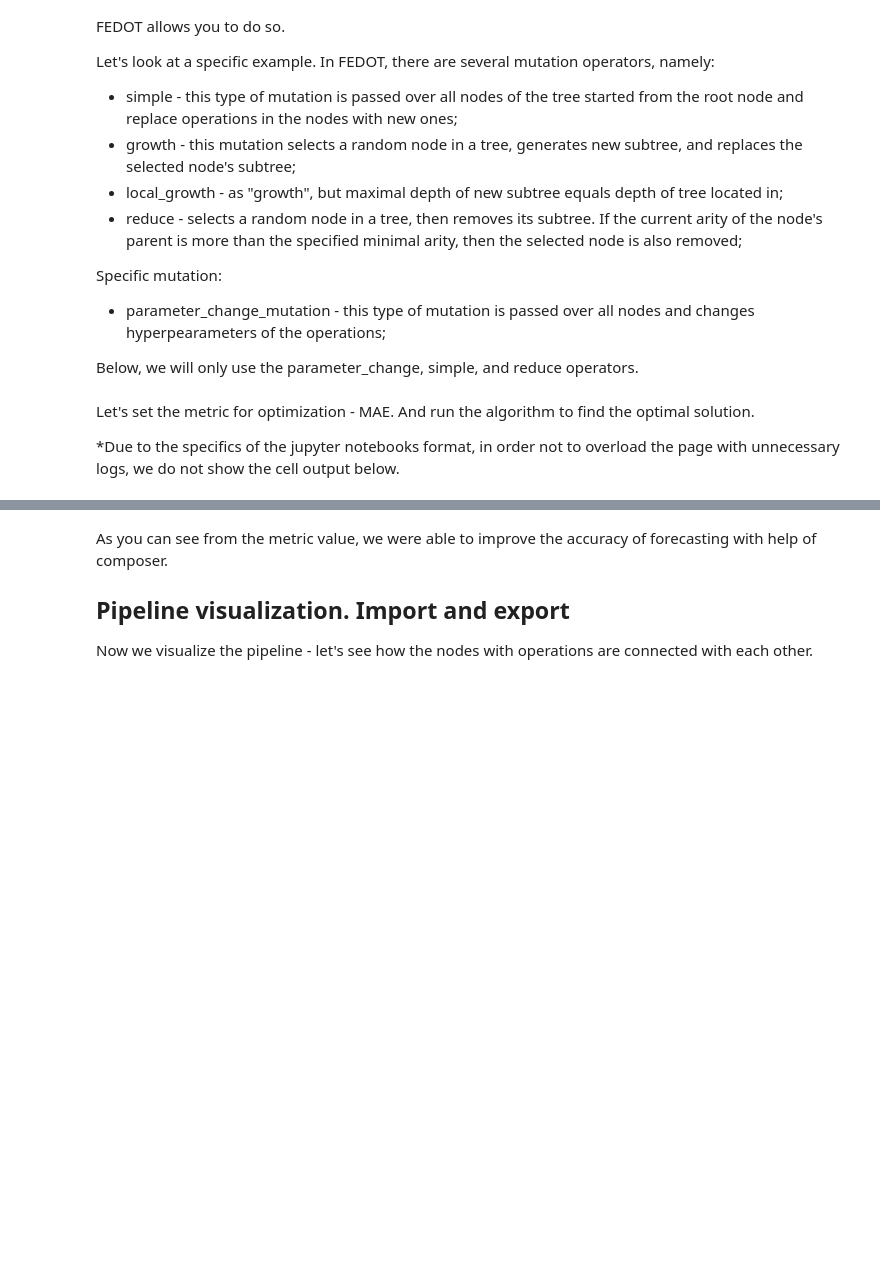
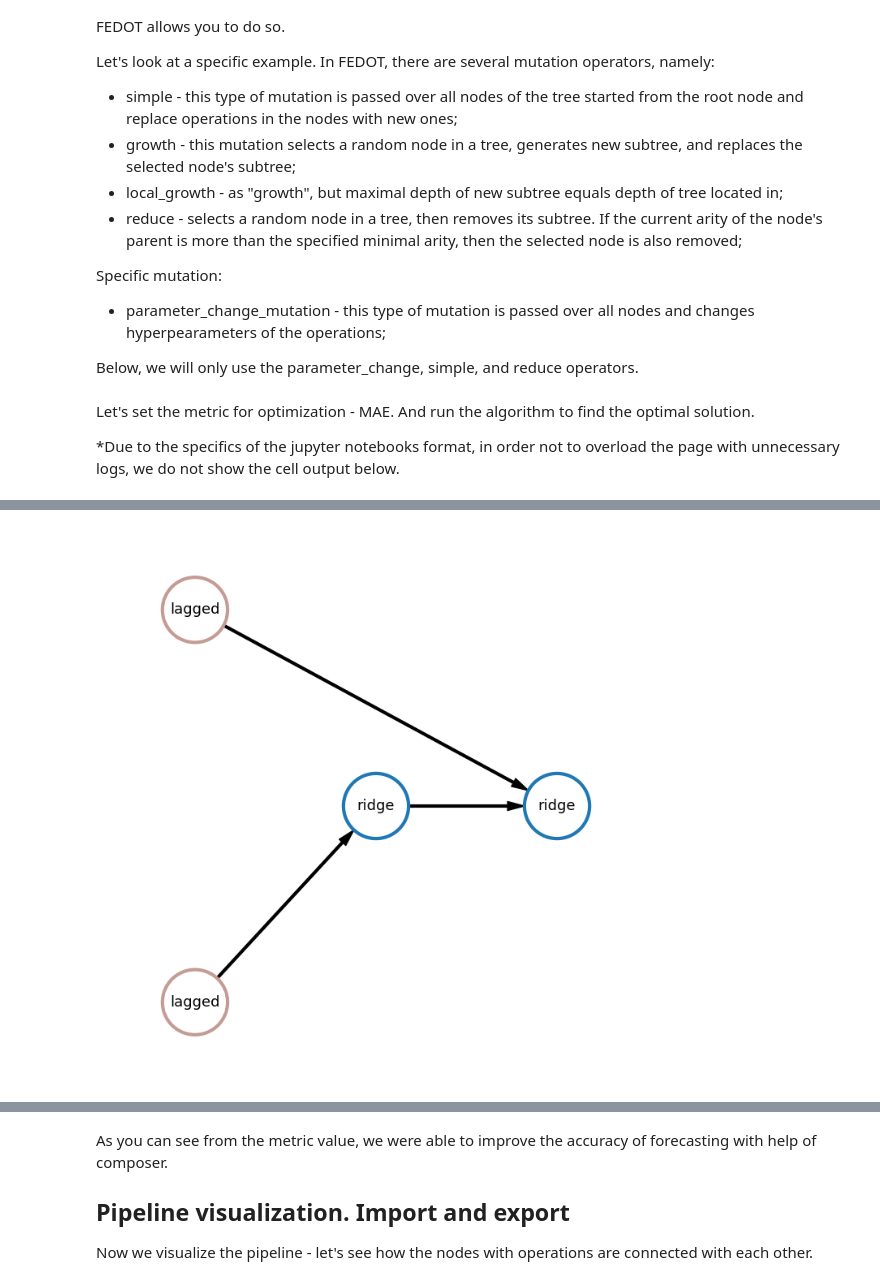
Before and after one commit to ITMO-NSS-team/fedot-examples, a Jupyter notebook: notebooks/latest/4_auto_ts_forecasting.ipynb, the cells around one changed output, grey strips where cells are left out. Cells and saved outputs as stored; diff of their text form; code cells hidden in the pictures; blank space fills up the shorter version.

```diff
--- a/notebooks/latest/4_auto_ts_forecasting.ipynb
+++ b/notebooks/latest/4_auto_ts_forecasting.ipynb
@@ -376,9 +416,11 @@ Let's set the metric for optimization - MAE. And run the algorithm to find the o
 # %%
 metric_function = MetricsRepository().metric_by_id(RegressionMetricsEnum.MAE)
 builder = ComposerBuilder(task=task). \
-    with_optimiser(parameters=optimiser_parameters).\
+    with_optimizer_params(parameters=optimiser_parameters).\
     with_requirements(composer_requirements).\
     with_metrics(metric_function).with_initial_pipelines([init_pipeline])
 composer = builder.build()
 
-obtained_pipeline = composer.compose_pipeline(data=train_input, is_visualise=False)
+obtained_pipeline = composer.compose_pipeline(data=train_input)
+obtained_pipeline.show()
+# %% [output]
@@ -385,3 +428,4 @@ obtained_pipeline = composer.compose_pipeline(data=train_input, is_visualise=Fal
+[figure, added]
 # %%
 # Fit pipeline on the entire dataset
 obtained_pipeline.fit(train_input)
```
Also changed, not shown: parts of 29 cells of this notebook, 7 other files.
